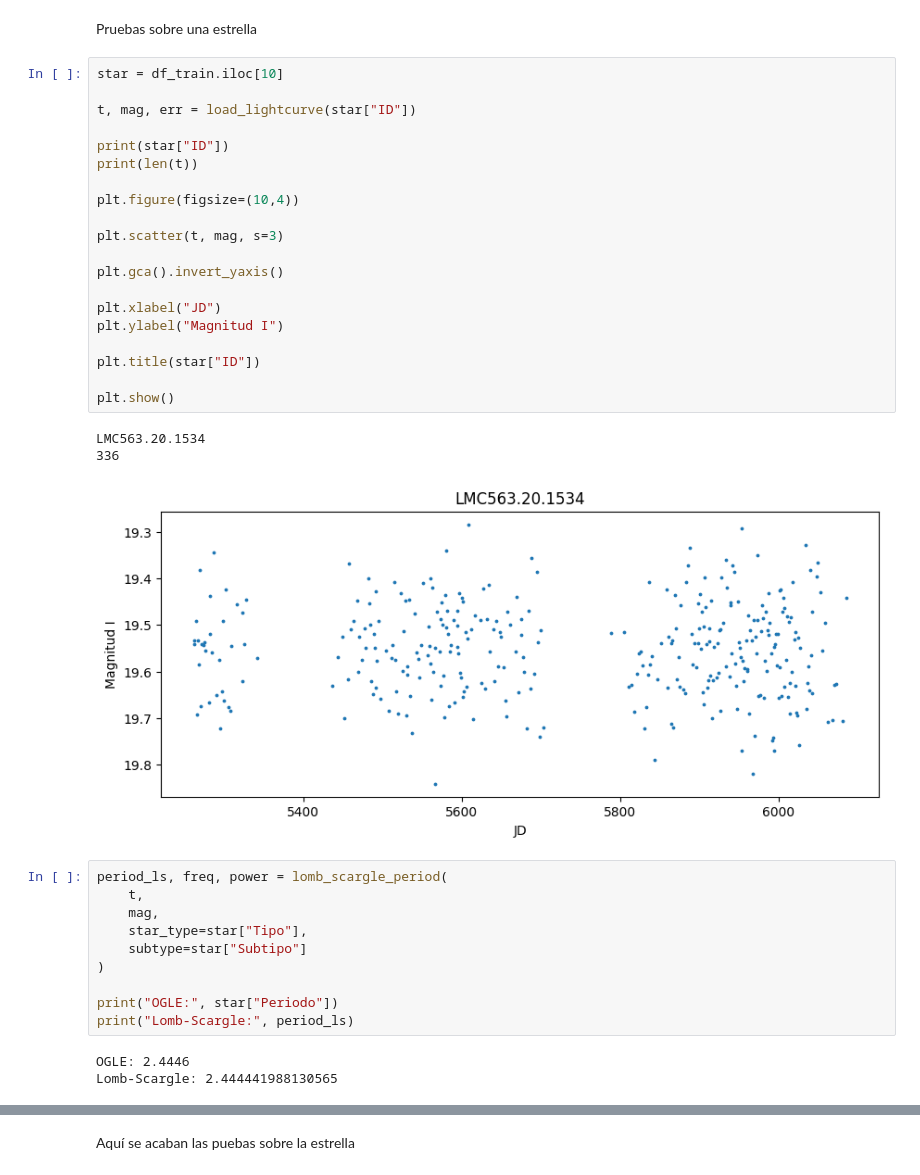
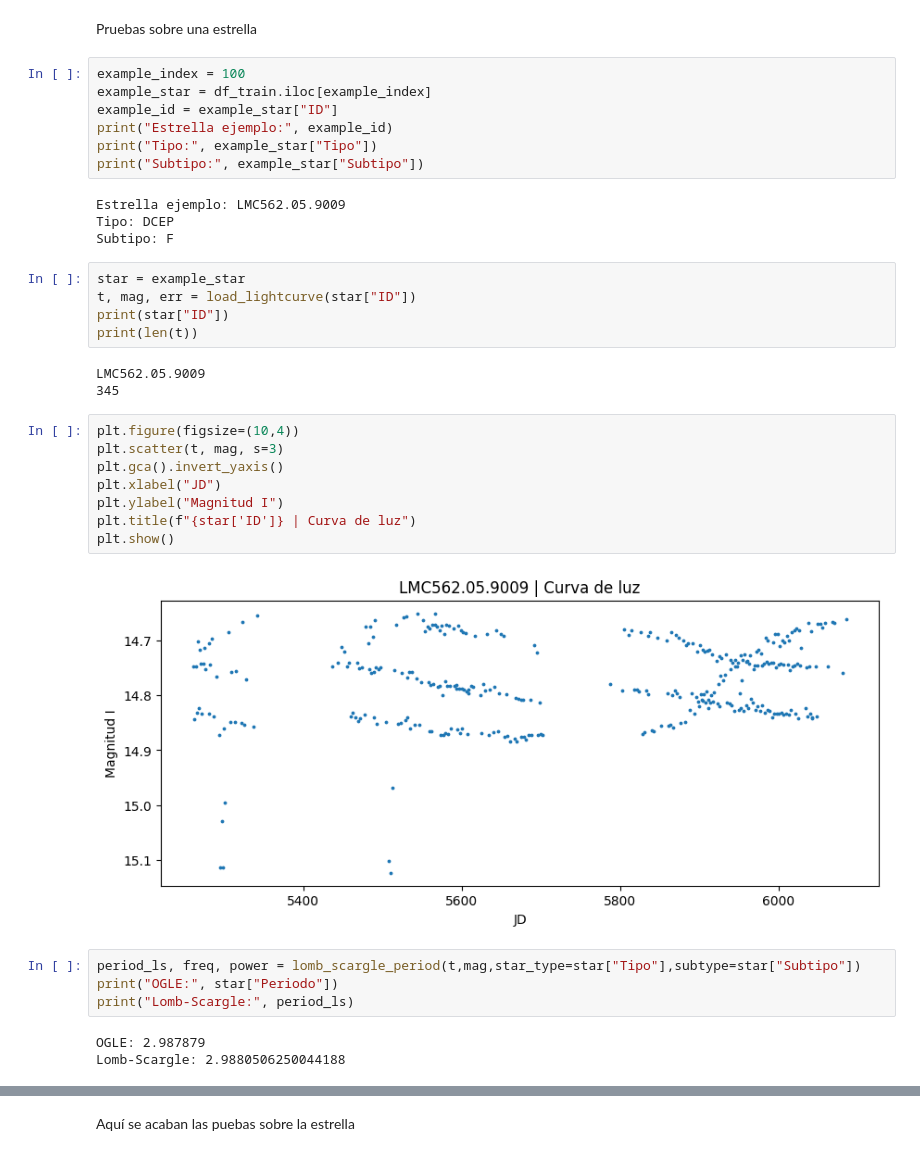
Before and after one commit to Brunelleschk1/Personal-projects, a Jupyter notebook: Proyectos de Astronomía/Laboratorio Final/ehhhh.ipynb, the cells around one changed output, grey strips where cells are left out. Saved outputs shown, nothing was run; the diff lists cells and outputs as text.

```diff
--- a/Proyectos de Astronomía/Laboratorio Final/ehhhh.ipynb
+++ b/Proyectos de Astronomía/Laboratorio Final/ehhhh.ipynb
@@ -406,42 +347,41 @@ maximum_frequency=max_frequency,samples_per_peak=samples_per_peak)
     return best_period, frequency, power
 # %% [markdown]
 Pruebas sobre una estrella
+# %%
+example_index = 100
+example_star = df_train.iloc[example_index]
+example_id = example_star["ID"]
+print("Estrella ejemplo:", example_id)
+print("Tipo:", example_star["Tipo"])
+print("Subtipo:", example_star["Subtipo"])
+# %% [output]
+Estrella ejemplo: LMC562.05.9009
+Tipo: DCEP
+Subtipo: F
+# %%
+star = example_star
+t, mag, err = load_lightcurve(star["ID"])
+print(star["ID"])
+print(len(t))
+# %% [output]
+LMC562.05.9009
+345
 # %%
-star = df_train.iloc[10]
-
-t, mag, err = load_lightcurve(star["ID"])
-
-print(star["ID"])
-print(len(t))
-
 plt.figure(figsize=(10,4))
-
 plt.scatter(t, mag, s=3)
-
 plt.gca().invert_yaxis()
-
 plt.xlabel("JD")
 plt.ylabel("Magnitud I")
-
-plt.title(star["ID"])
-
+plt.title(f"{star['ID']} | Curva de luz")
 plt.show()
 # %% [output]
-LMC563.20.1534
-336
-[figure, old version]
+[figure, new version]
 # %%
-period_ls, freq, power = lomb_scargle_period(
-    t,
-    mag,
-    star_type=star["Tipo"],
-    subtype=star["Subtipo"]
-)
-
+period_ls, freq, power = lomb_scargle_period(t,mag,star_type=star["Tipo"],subtype=star["Subtipo"])
 print("OGLE:", star["Periodo"])
 print("Lomb-Scargle:", period_ls)
 # %% [output]
-OGLE: 2.4446
-Lomb-Scargle: 2.444441988130565
+OGLE: 2.987879
+Lomb-Scargle: 2.9880506250044188
 # %%
 plt.figure(figsize=(10,4))
```
Also changed, not shown: parts of 27 cells of this notebook.
